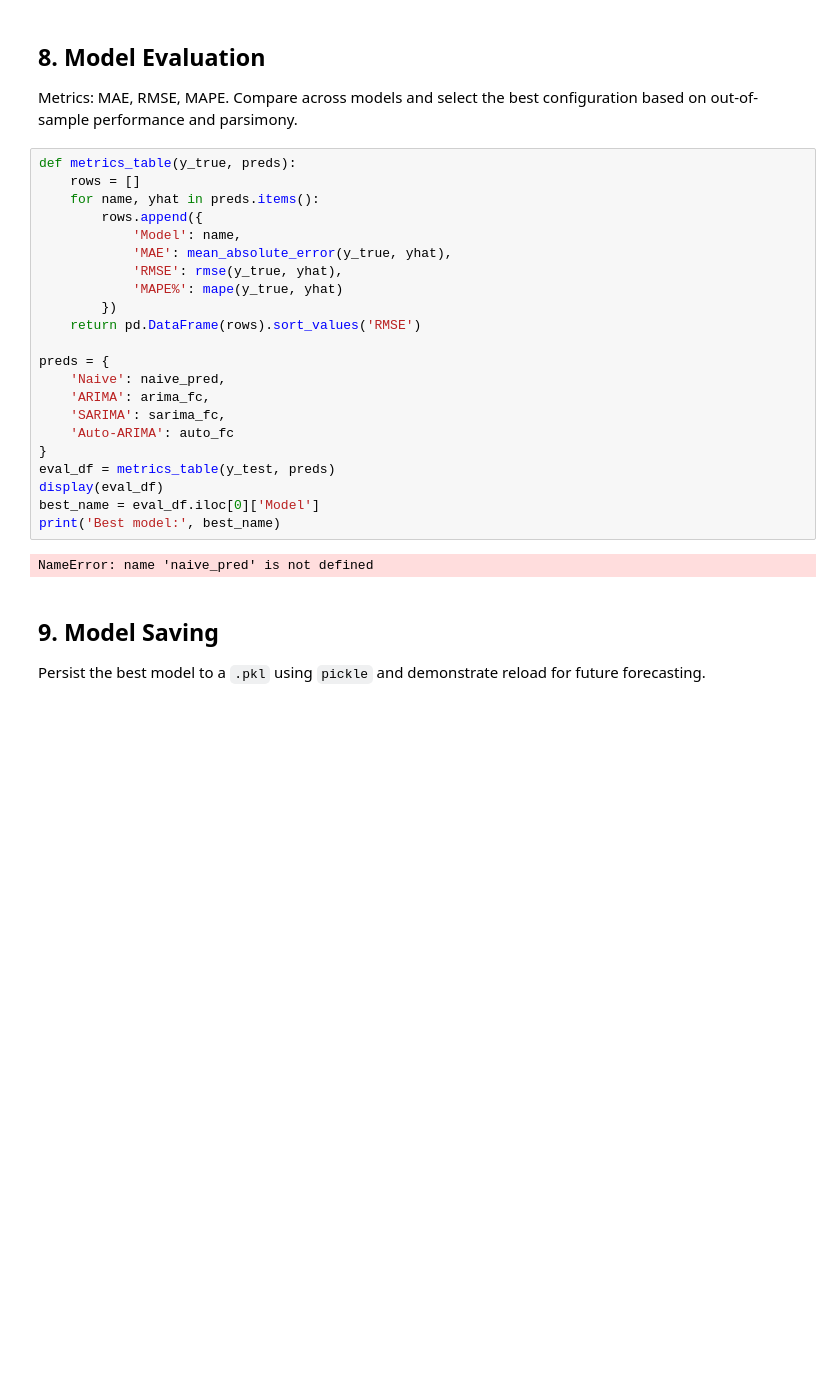
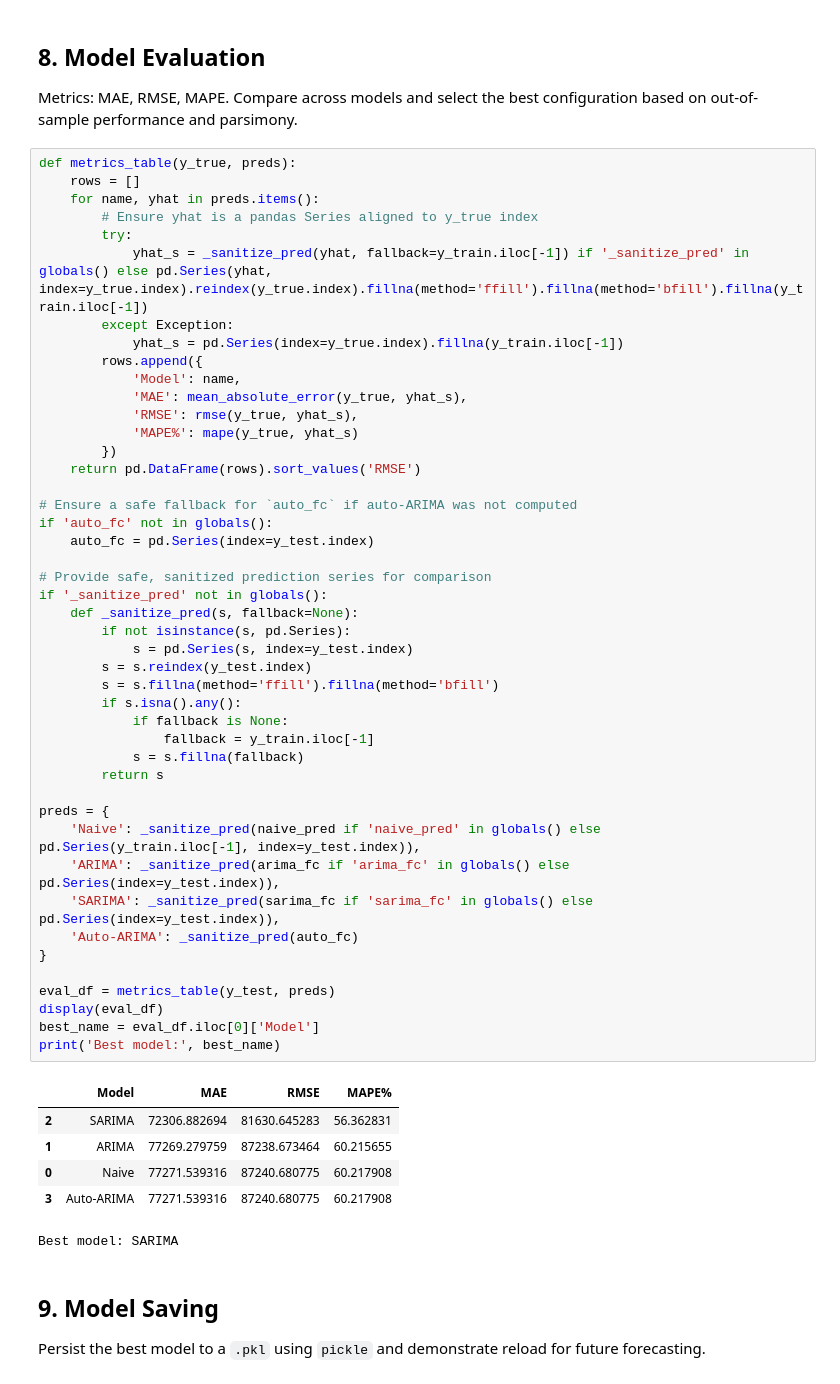
Before and after one commit to IamHammadDevX/Bitcoin-TimeSeries-Forecasting, a Jupyter notebook: TimeSeries_Forecasting_BitCoin.ipynb, the cells around one changed output. Drawn from its saved outputs; the diff is of its cells as text; blank space fills up the shorter version.

```diff
--- a/TimeSeries_Forecasting_BitCoin.ipynb
+++ b/TimeSeries_Forecasting_BitCoin.ipynb
@@ -1252,27 +1252,55 @@ Metrics: MAE, RMSE, MAPE. Compare across models and select the best configuratio
 # %%
 def metrics_table(y_true, preds):
     rows = []
     for name, yhat in preds.items():
+        # Ensure yhat is a pandas Series aligned to y_true index
+        try:
+            yhat_s = _sanitize_pred(yhat, fallback=y_train.iloc[-1]) if '_sanitize_pred' in globals() else pd.Series(yhat, index=y_true.index).reindex(y_true.index).fillna(method='ffill').fillna(method='bfill').fillna(y_train.iloc[-1])
+        except Exception:
+            yhat_s = pd.Series(index=y_true.index).fillna(y_train.iloc[-1])
         rows.append({
             'Model': name,
-            'MAE': mean_absolute_error(y_true, yhat),
-            'RMSE': rmse(y_true, yhat),
-            'MAPE%': mape(y_true, yhat)
+            'MAE': mean_absolute_error(y_true, yhat_s),
+            'RMSE': rmse(y_true, yhat_s),
+            'MAPE%': mape(y_true, yhat_s)
         })
     return pd.DataFrame(rows).sort_values('RMSE')
 
+# Ensure a safe fallback for `auto_fc` if auto-ARIMA was not computed
+if 'auto_fc' not in globals():
+    auto_fc = pd.Series(index=y_test.index)
+
+# Provide safe, sanitized prediction series for comparison
+if '_sanitize_pred' not in globals():
+    def _sanitize_pred(s, fallback=None):
+        if not isinstance(s, pd.Series):
+            s = pd.Series(s, index=y_test.index)
+        s = s.reindex(y_test.index)
+        s = s.fillna(method='ffill').fillna(method='bfill')
+        if s.isna().any():
+            if fallback is None:
+                fallback = y_train.iloc[-1]
+            s = s.fillna(fallback)
+        return s
+
 preds = {
-    'Naive': naive_pred,
-    'ARIMA': arima_fc,
-    'SARIMA': sarima_fc,
-    'Auto-ARIMA': auto_fc
+    'Naive': _sanitize_pred(naive_pred if 'naive_pred' in globals() else pd.Series(y_train.iloc[-1], index=y_test.index)),
+    'ARIMA': _sanitize_pred(arima_fc if 'arima_fc' in globals() else pd.Series(index=y_test.index)),
+    'SARIMA': _sanitize_pred(sarima_fc if 'sarima_fc' in globals() else pd.Series(index=y_test.index)),
+    'Auto-ARIMA': _sanitize_pred(auto_fc)
 }
+
 eval_df = metrics_table(y_test, preds)
 display(eval_df)
 best_name = eval_df.iloc[0]['Model']
 print('Best model:', best_name)
 # %% [output]
+|  | Model | MAE | RMSE | MAPE% |
+| 2 | SARIMA | 72306.882694 | 81630.645283 | 56.362831 |
+| 1 | ARIMA | 77269.279759 | 87238.673464 | 60.215655 |
+| 0 | Naive | 77271.539316 | 87240.680775 | 60.217908 |
+| 3 | Auto-ARIMA | 77271.539316 | 87240.680775 | 60.217908 |
-NameError: name 'naive_pred' is not defined
+Best model: SARIMA
 # %% [markdown]
 ## 9. Model Saving
 Persist the best model to a `.pkl` using `pickle` and demonstrate reload for future forecasting.
```
Also changed, not shown: parts of 1 cell of this notebook, 1 other file.
